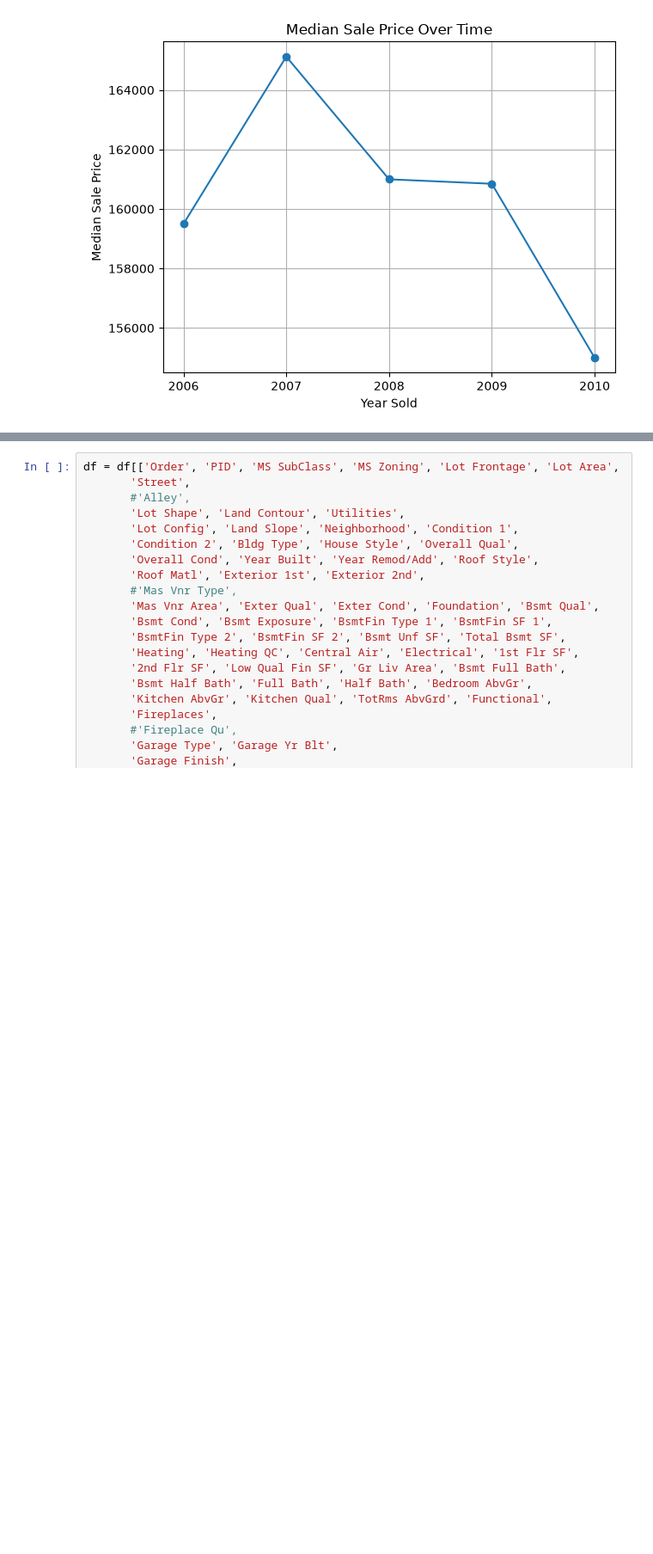
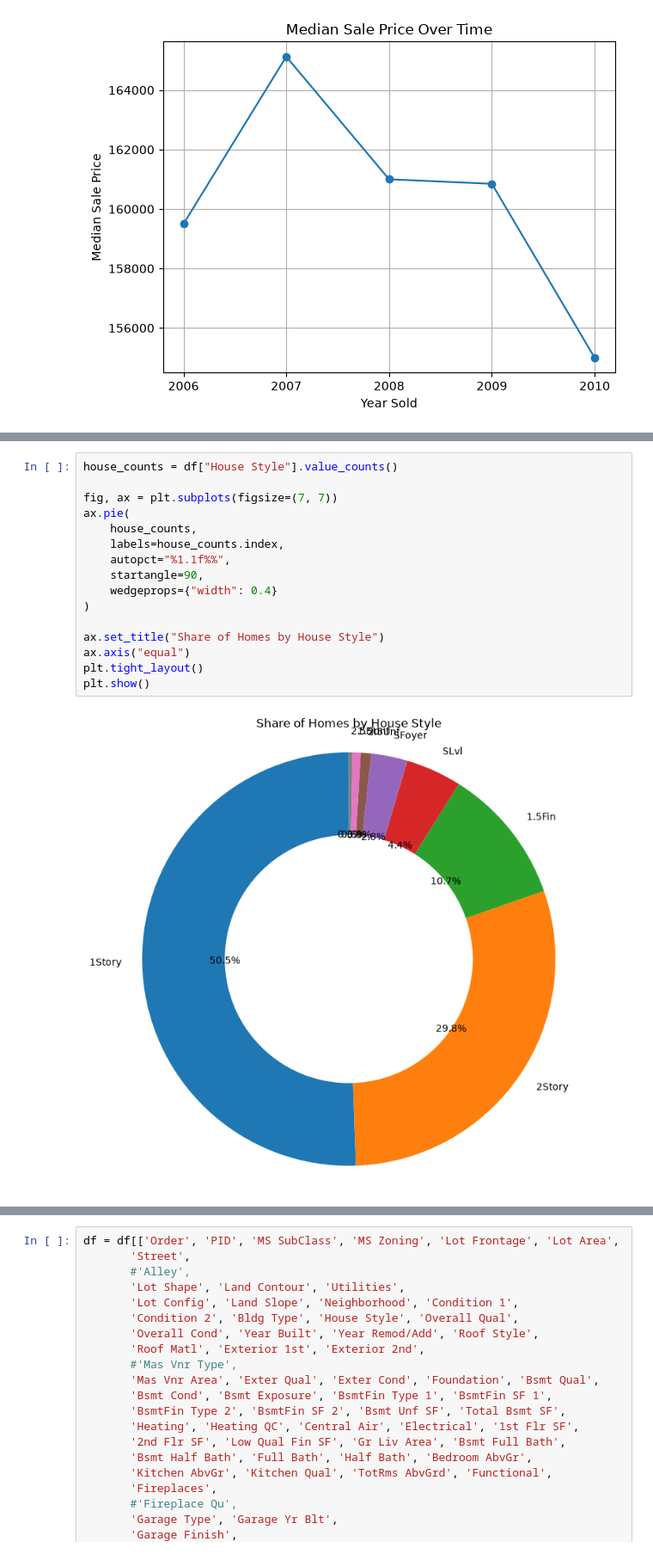
Before and after one commit to ionutelu/LabML, a Jupyter notebook: lab1.ipynb, the cells around one changed output, grey strips where cells are left out. Shown at 86% size. Cells and saved outputs as stored; diff of their text form; blank space fills up the shorter version.

```diff
--- a/lab1.ipynb
+++ b/lab1.ipynb
@@ -151,0 +163,18 @@ plt.show()
+# %%
+house_counts = df["House Style"].value_counts()
+
+fig, ax = plt.subplots(figsize=(7, 7))
+ax.pie(
+    house_counts,
+    labels=house_counts.index,
+    autopct="%1.1f%%",
+    startangle=90,
+    wedgeprops={"width": 0.4}
+)
+
+ax.set_title("Share of Homes by House Style")
+ax.axis("equal")
+plt.tight_layout()
+plt.show()
+# %% [output]
+[figure, added]
```
Also changed, not shown: parts of 2 cells of this notebook.
